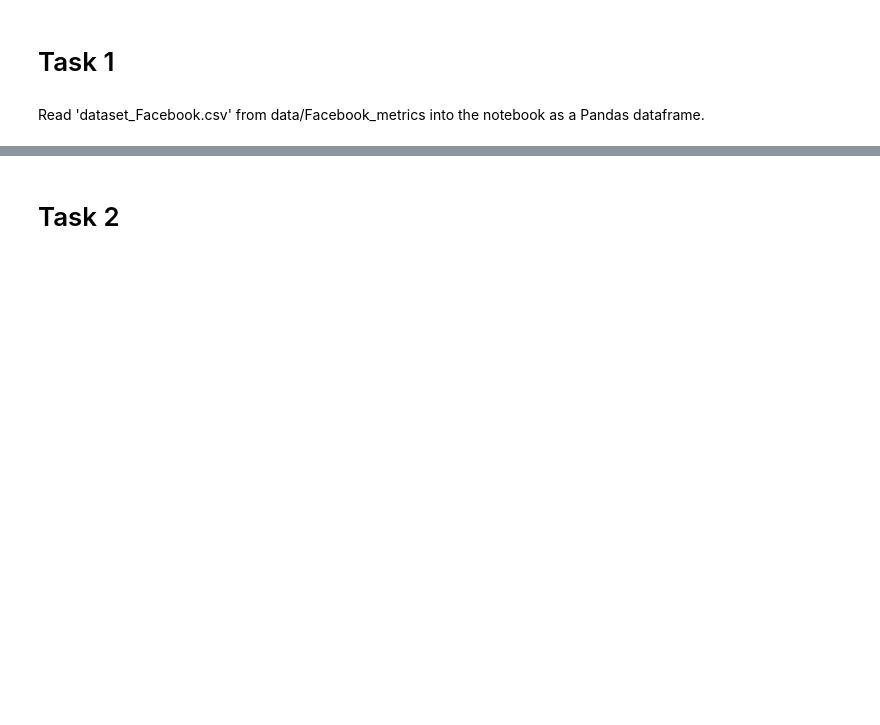
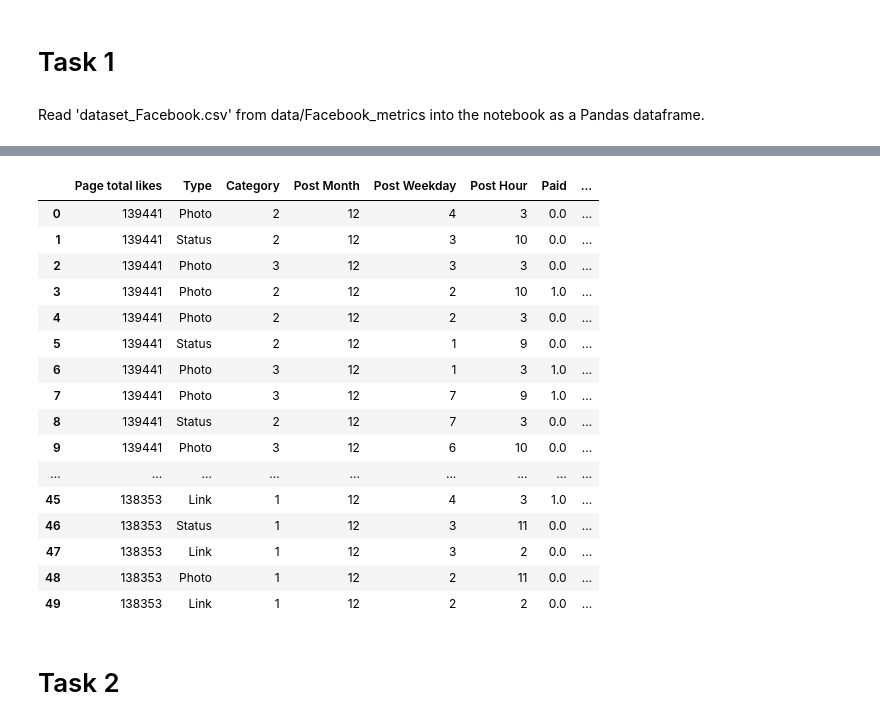
Before and after one commit to Mynusjanai/nyc-dc-ds-020121, a Jupyter notebook: Phase_1/phase_1_code_challenge_review/index.ipynb, the cells around one changed output, grey strips where cells are left out. Drawn from its saved outputs; the diff is of its cells as text; code cells hidden in the pictures; blank space fills up the shorter version.

```diff
--- a/Phase_1/phase_1_code_challenge_review/index.ipynb
+++ b/Phase_1/phase_1_code_challenge_review/index.ipynb
@@ -41,3 +56,23 @@ facebook = None
+# %%
+facebook.head(50)
+# %% [output]
+|  | Page total likes | Type | Category | Post Month | Post Weekday | Post Hour | Paid | ... |
+| 0 | 139441 | Photo | 2 | 12 | 4 | 3 | 0.0 | ... |
+| 1 | 139441 | Status | 2 | 12 | 3 | 10 | 0.0 | ... |
+| 2 | 139441 | Photo | 3 | 12 | 3 | 3 | 0.0 | ... |
+| 3 | 139441 | Photo | 2 | 12 | 2 | 10 | 1.0 | ... |
+| 4 | 139441 | Photo | 2 | 12 | 2 | 3 | 0.0 | ... |
+| 5 | 139441 | Status | 2 | 12 | 1 | 9 | 0.0 | ... |
+| 6 | 139441 | Photo | 3 | 12 | 1 | 3 | 1.0 | ... |
+| 7 | 139441 | Photo | 3 | 12 | 7 | 9 | 1.0 | ... |
+| 8 | 139441 | Status | 2 | 12 | 7 | 3 | 0.0 | ... |
+| 9 | 139441 | Photo | 3 | 12 | 6 | 10 | 0.0 | ... |
+| ... | ... | ... | ... | ... | ... | ... | ... | ... |
+| 45 | 138353 | Link | 1 | 12 | 4 | 3 | 1.0 | ... |
+| 46 | 138353 | Status | 1 | 12 | 3 | 11 | 0.0 | ... |
+| 47 | 138353 | Link | 1 | 12 | 3 | 2 | 0.0 | ... |
+| 48 | 138353 | Photo | 1 | 12 | 2 | 11 | 0.0 | ... |
+| 49 | 138353 | Link | 1 | 12 | 2 | 2 | 0.0 | ... |
 # %% [markdown]
 # Task 2
 # %% [markdown]
```
Also changed, not shown: parts of 30 cells of this notebook, 2 other files.
